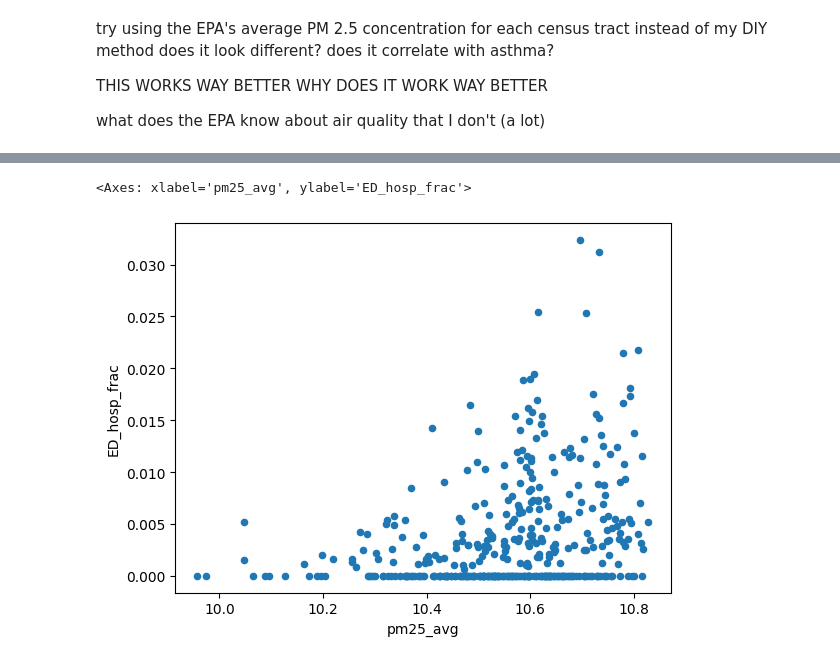
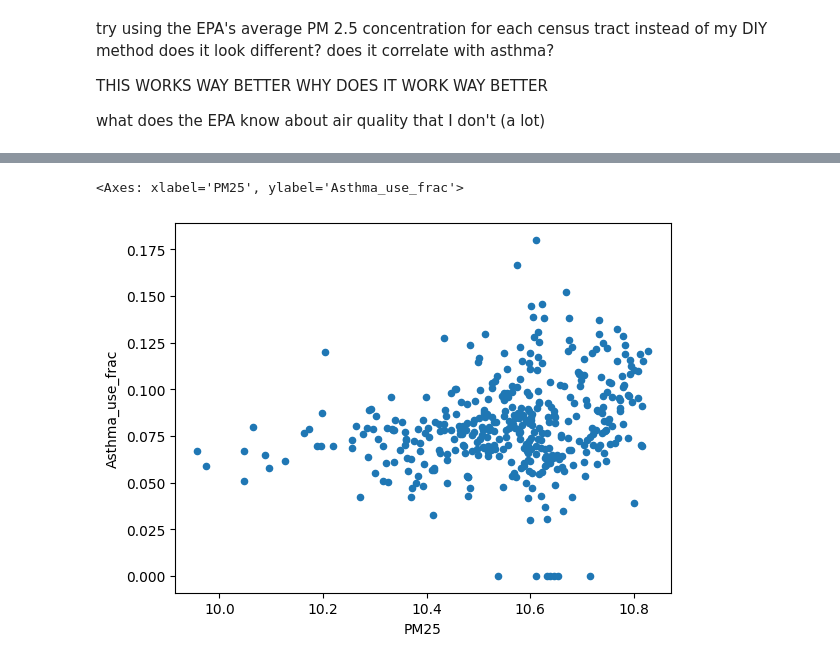
Before and after one commit to eli-goodfriend/air_brain, a Jupyter notebook: notebooks/asthma vs pm25 EPA data.ipynb, the cells around one changed output, grey strips where cells are left out. Drawn from its saved outputs; the diff is of its cells as text; code cells hidden in the pictures.

```diff
--- a/notebooks/asthma vs pm25 EPA data.ipynb
+++ b/notebooks/asthma vs pm25 EPA data.ipynb
@@ -35,17 +35,6 @@ asthma = pd.read_csv(asthma_file)
 for col in ["ED_visits", "ED_hosp", "UC_visits", "Asthma_use"]:
     asthma["{}_frac".format(col)] = asthma[col] / asthma.Total_members
 # %%
-epa_file = os.path.join(DATA_DIR, "EJSCREEN_2017_USPR_Public.csv")
-pm25 = pd.read_csv(epa_file)[["ID", "PM25", "AREALAND", "AREAWATER"]]
-# STATE (2 - digits) + COUNTY (3) + TRACT (6) + BLOCK GROUP (1) + BLOCK (3)
-# just Allegheny County census block groups
-pm25 = pm25.loc[pm25.ID.astype(str).str.startswith("42003")]
-# just the tract, not the block
-pm25.ID = pm25.ID.astype(str).str[:-1].astype(int)
-# because of how PM 2.5 works, appropriate to average over tract
-# weight by block area
-pm25['area'] = pm25.AREALAND + pm25.AREAWATER
-pm25['pm25xarea'] = pm25.PM25*pm25.area
-pm25 = pm25.groupby("ID").agg({'pm25xarea': 'sum',
-                               'area': 'sum'}).reset_index()
-pm25['pm25_avg'] = pm25.pm25xarea / pm25.area
+epa_file = os.path.join(DATA_DIR, "epa_ej", "2017_tract.csv")
+pm25 = pd.read_csv(epa_file)
+pm25
@@ -69,5 +81,6 @@ geom_df.plot(column="pm25_avg", cmap="Reds", legend=True)
 # %%
-df.plot(x="pm25_avg", y="ED_hosp_frac", kind="scatter")
+df = df.loc[df.Asthma_use_frac < 0.25]
+df.plot(x="PM25", y="Asthma_use_frac", kind="scatter")
 # %% [output]
-<Axes: xlabel='pm25_avg', ylabel='ED_hosp_frac'>
+<Axes: xlabel='PM25', ylabel='Asthma_use_frac'>
-[figure, old version]
+[figure, new version]
```
Also changed, not shown: parts of 7 cells of this notebook, 1 other file.
